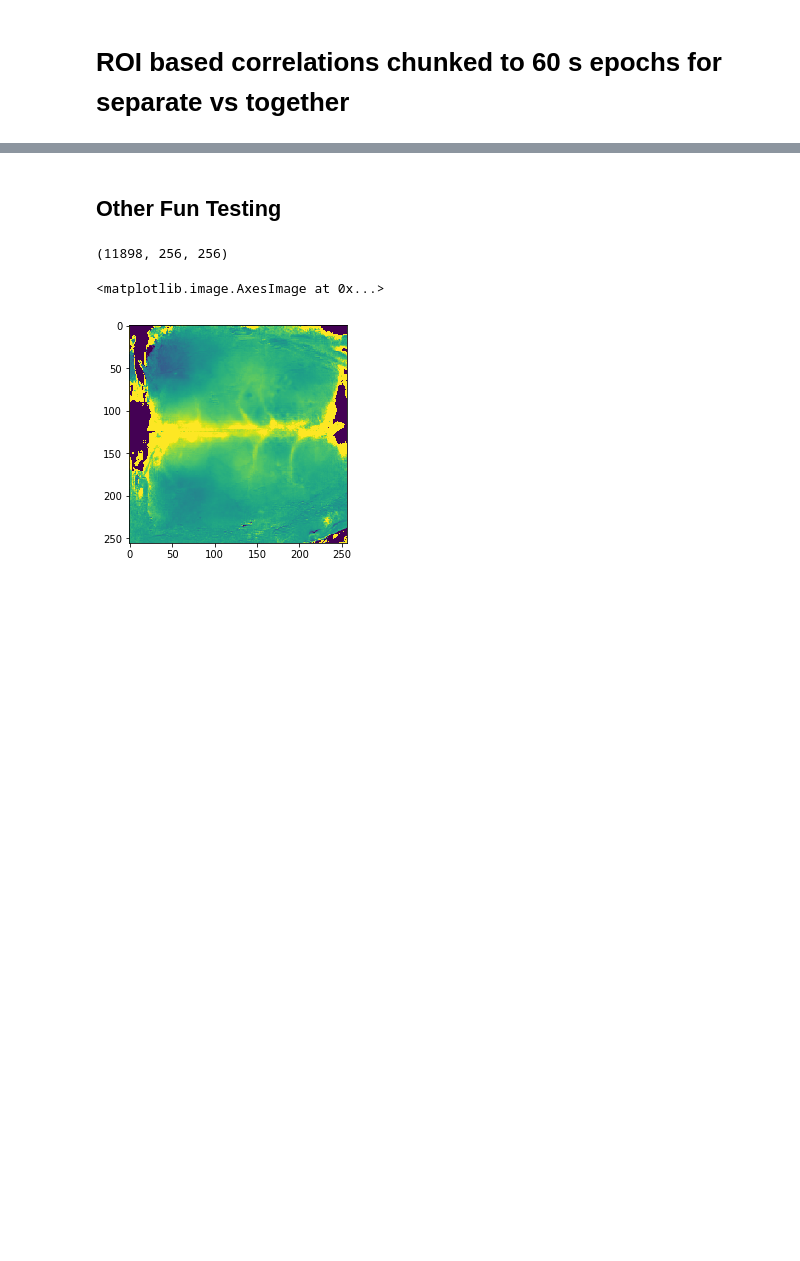
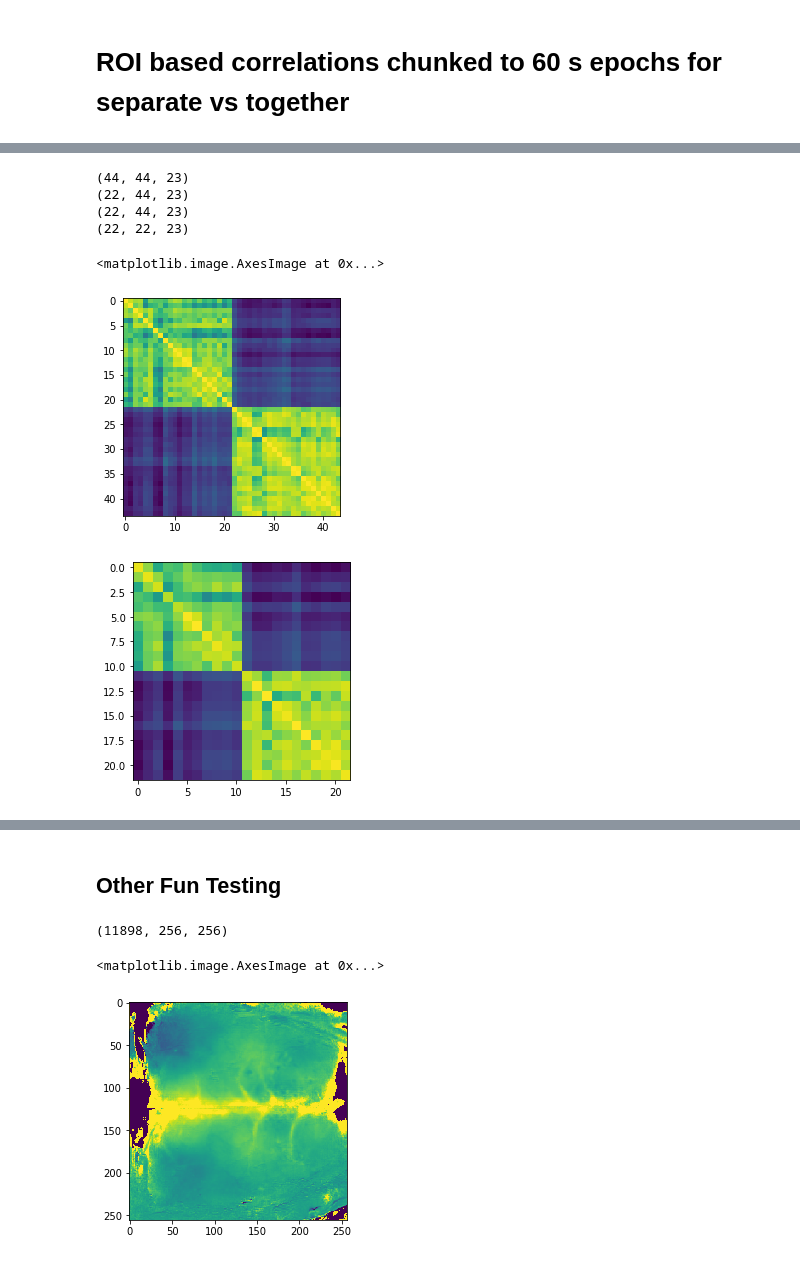
Before and after one commit to njm94/Social_Interaction, a Jupyter notebook: Compile Data.ipynb, the cells around one changed output, grey strips where cells are left out. Drawn from its saved outputs; the diff is of its cells as text; code cells hidden in the pictures; blank space fills up the shorter version.

```diff
--- a/Compile Data.ipynb
+++ b/Compile Data.ipynb
@@ -1059,0 +1107,24 @@ Ttest_relResult(statistic=-26.402904568499423, pvalue=1.3640045316678401e-17)
+# %%
+print(s2.shape)
+test1 = s2[0::2, :, :]
+test2 = s2[1::2, :, :]
+test3 = test1+test2
+test4 = test3[:, 0::2, :]
+test5 = test3[:, 1::2, :]
+test = (test4+test5)/4
+print(test1.shape)
+print(test2.shape)
+print(test.shape)
+
+plt.figure()
+plt.imshow(s2[:,:,1])
+plt.figure()
+plt.imshow(test[:,:,1])
+# %% [output]
+(44, 44, 23)
+(22, 44, 23)
+(22, 44, 23)
+(22, 22, 23)
+<matplotlib.image.AxesImage at 0x...>
+[figure, added]
+[figure, added]
```
Also changed, not shown: parts of 29 cells of this notebook, 4 other files.
